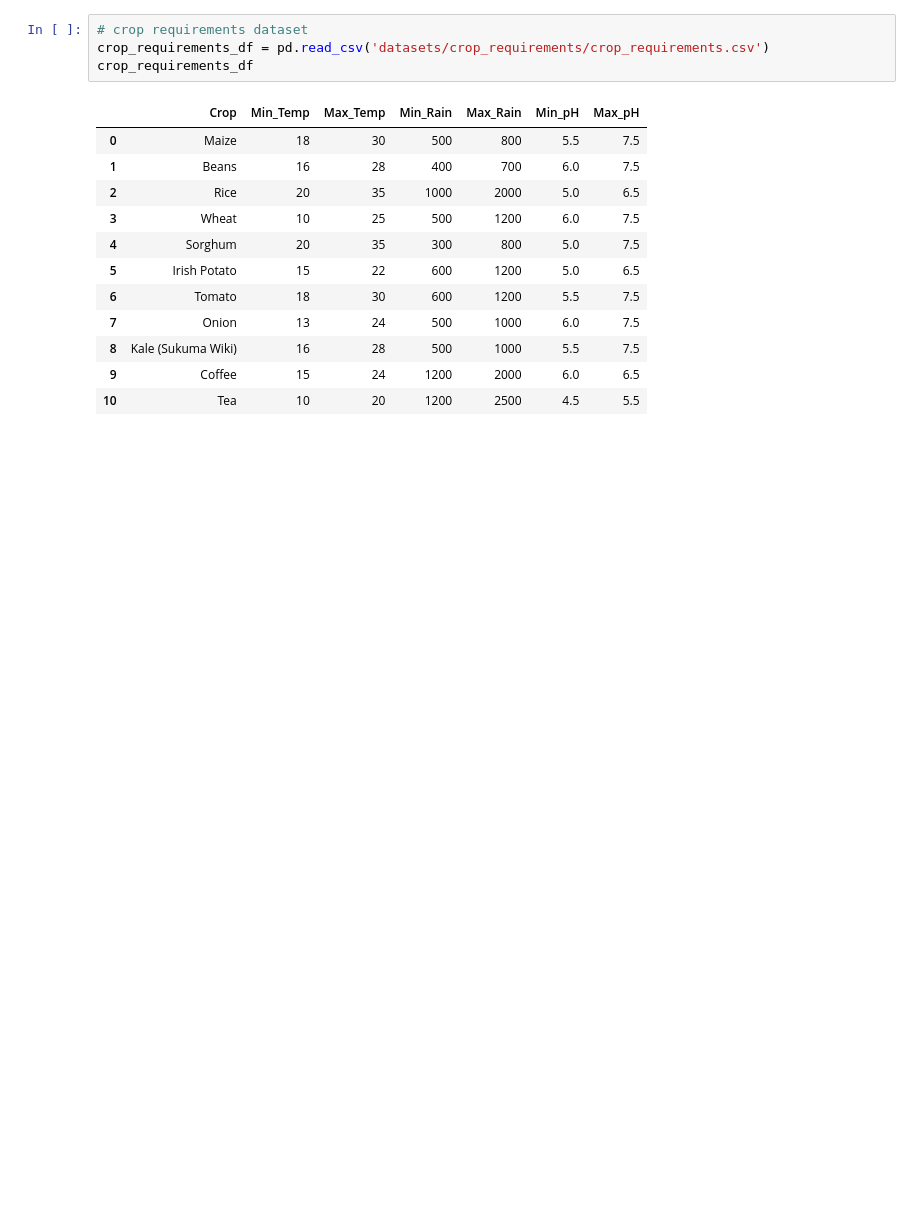
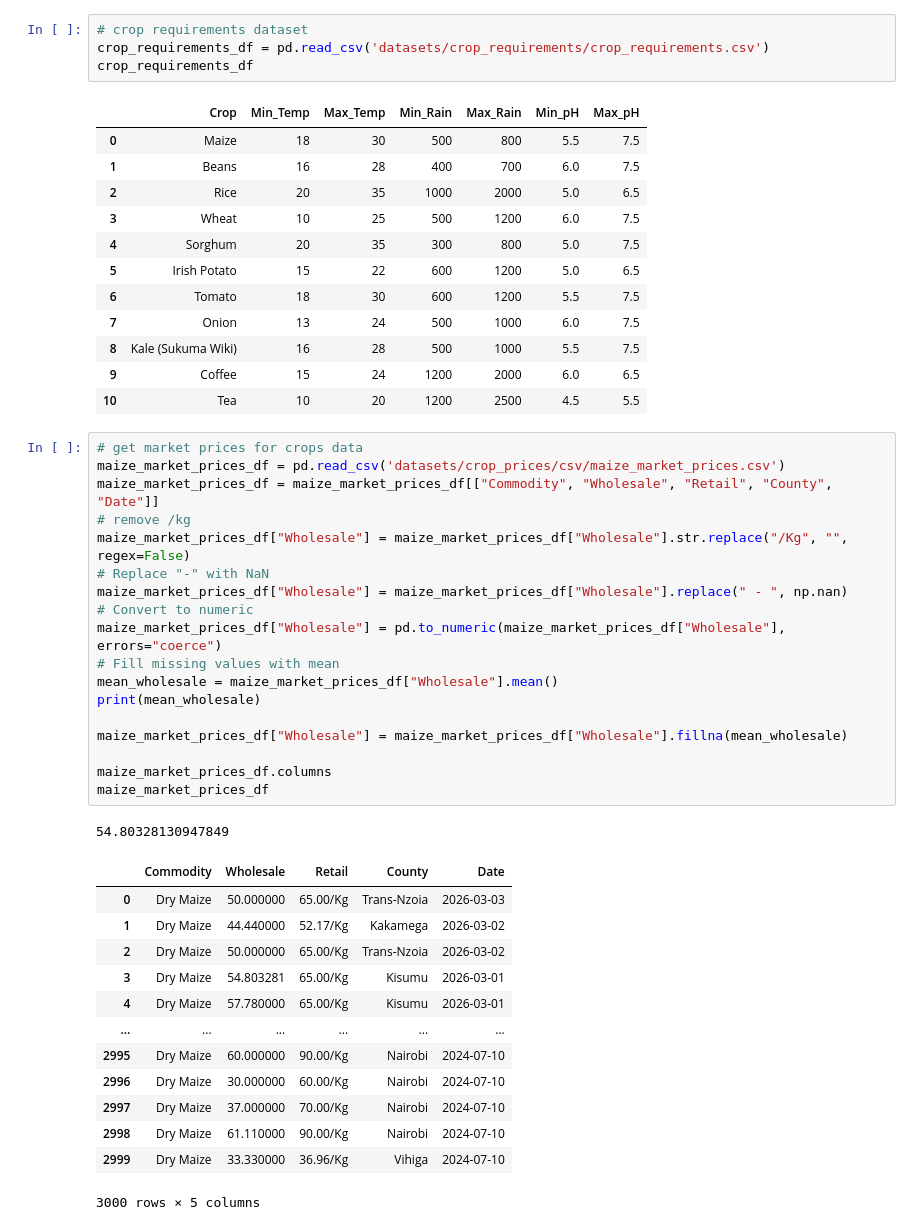
Before and after one commit to Gideonngige/jupyter-notebooks, a Jupyter notebook: Project_implementation.ipynb, the cells around one changed output. Cells and saved outputs as stored; diff of their text form; blank space fills up the shorter version.

```diff
--- a/Project_implementation.ipynb
+++ b/Project_implementation.ipynb
@@ -322,3 +323,36 @@ crop_requirements_df
 | 8 | Kale (Sukuma Wiki) | 16 | 28 | 500 | 1000 | 5.5 | 7.5 |
 | 9 | Coffee | 15 | 24 | 1200 | 2000 | 6.0 | 6.5 |
 | 10 | Tea | 10 | 20 | 1200 | 2500 | 4.5 | 5.5 |
+# %%
+# get market prices for crops data
+maize_market_prices_df = pd.read_csv('datasets/crop_prices/csv/maize_market_prices.csv')
+maize_market_prices_df = maize_market_prices_df[["Commodity", "Wholesale", "Retail", "County", "Date"]]
+# remove /kg
+maize_market_prices_df["Wholesale"] = maize_market_prices_df["Wholesale"].str.replace("/Kg", "", regex=False)
+# Replace "-" with NaN
+maize_market_prices_df["Wholesale"] = maize_market_prices_df["Wholesale"].replace(" - ", np.nan)
+# Convert to numeric
+maize_market_prices_df["Wholesale"] = pd.to_numeric(maize_market_prices_df["Wholesale"], errors="coerce")
+# Fill missing values with mean
+mean_wholesale = maize_market_prices_df["Wholesale"].mean()
+print(mean_wholesale)
+
+maize_market_prices_df["Wholesale"] = maize_market_prices_df["Wholesale"].fillna(mean_wholesale)
+
+maize_market_prices_df.columns
+maize_market_prices_df
+# %% [output]
+54.80328130947849
+|  | Commodity | Wholesale | Retail | County | Date |
+| 0 | Dry Maize | 50.000000 | 65.00/Kg | Trans-Nzoia | 2026-03-03 |
+| 1 | Dry Maize | 44.440000 | 52.17/Kg | Kakamega | 2026-03-02 |
+| 2 | Dry Maize | 50.000000 | 65.00/Kg | Trans-Nzoia | 2026-03-02 |
+| 3 | Dry Maize | 54.803281 | 65.00/Kg | Kisumu | 2026-03-01 |
+| 4 | Dry Maize | 57.780000 | 65.00/Kg | Kisumu | 2026-03-01 |
+| ... | ... | ... | ... | ... | ... |
+| 2995 | Dry Maize | 60.000000 | 90.00/Kg | Nairobi | 2024-07-10 |
+| 2996 | Dry Maize | 30.000000 | 60.00/Kg | Nairobi | 2024-07-10 |
+| 2997 | Dry Maize | 37.000000 | 70.00/Kg | Nairobi | 2024-07-10 |
+| 2998 | Dry Maize | 61.110000 | 90.00/Kg | Nairobi | 2024-07-10 |
+| 2999 | Dry Maize | 33.330000 | 36.96/Kg | Vihiga | 2024-07-10 |
+3000 rows × 5 columns
```
Also changed, not shown: parts of 12 cells of this notebook, 3 other files.
